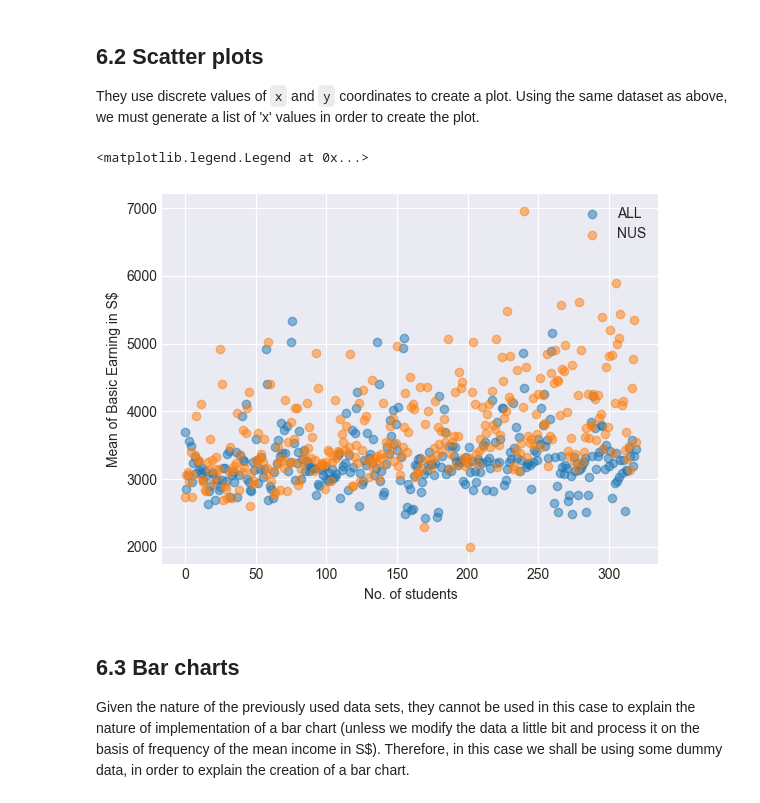
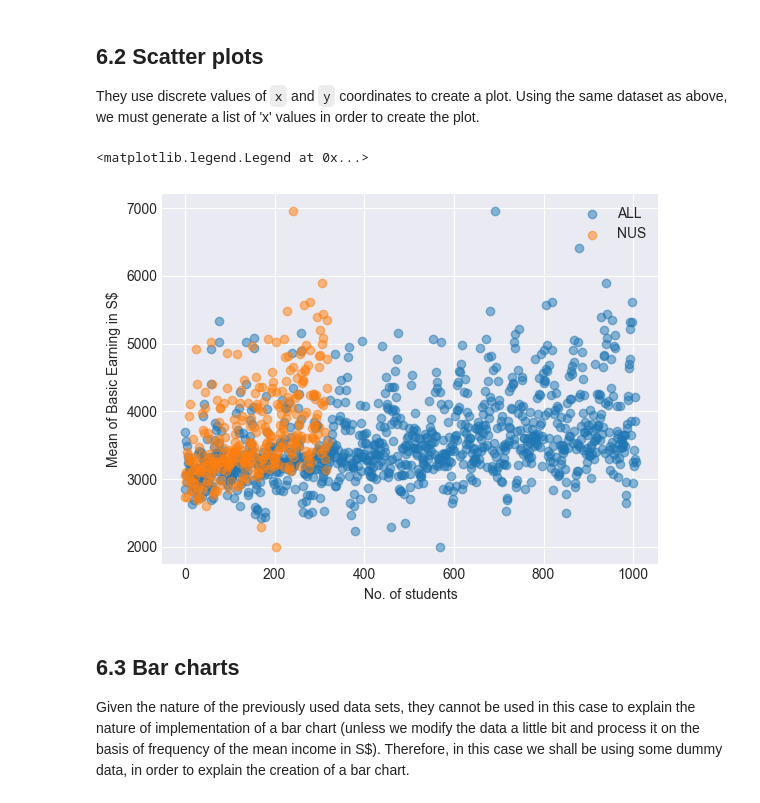
Before and after one commit to SPS-SP2273/learning-portfolio-shrin0811, a Jupyter notebook: plotting/plotting_(good).ipynb, the cells around one changed output. Saved outputs shown, nothing was run; the diff lists cells and outputs as text; code cells hidden in the pictures.

```diff
--- a/plotting/plotting_(good).ipynb
+++ b/plotting/plotting_(good).ipynb
@@ -204,32 +204,28 @@ They use discrete values of `x` and `y` coordinates to create a plot. Using the
 # %%
 from matplotlib import pyplot as plt
 import numpy as np
 def get_data(): #helper function
     data={}
     filename='sg-gov-graduate-employment-survey_basic_monthly_mean_all.csv'
     data['ALL']=np.loadtxt(filename, skiprows=1)
     #under row 'ALL' we obtain the text from the mentioned file and skip the row with the heading
     filename='sg-gov-graduate-employment-survey_basic_monthly_mean_nus.csv'
     data['NUS']=np.loadtxt(filename, skiprows=1)
     #under row 'NUS' we obtain the text from the mentioned file and skip the row with the heading
-    # Ensure that both datasets have the same length
-    min_length = min(len(data['ALL']), len(data['NUS']))
-    data['ALL'] = data['ALL'][:min_length]
-    data['NUS'] = data['NUS'][:min_length]
     return data
 
 plt.style.use('seaborn-v0_8-darkgrid')
 data=get_data()
 for label, numbers in data.items():
     x=range(len(numbers))
     y=numbers
     plt.scatter(x, y, label=label, alpha=0.5)
 plt.xlabel("No. of students")
 plt.ylabel("Mean of Basic Earning in S$")
 plt.legend()
 # %% [output]
 <matplotlib.legend.Legend at 0x...>
-[figure, old version]
+[figure, new version]
 # %% [markdown]
 ## 6.3 Bar charts
 
```
Also changed, not shown: 1 other file.
